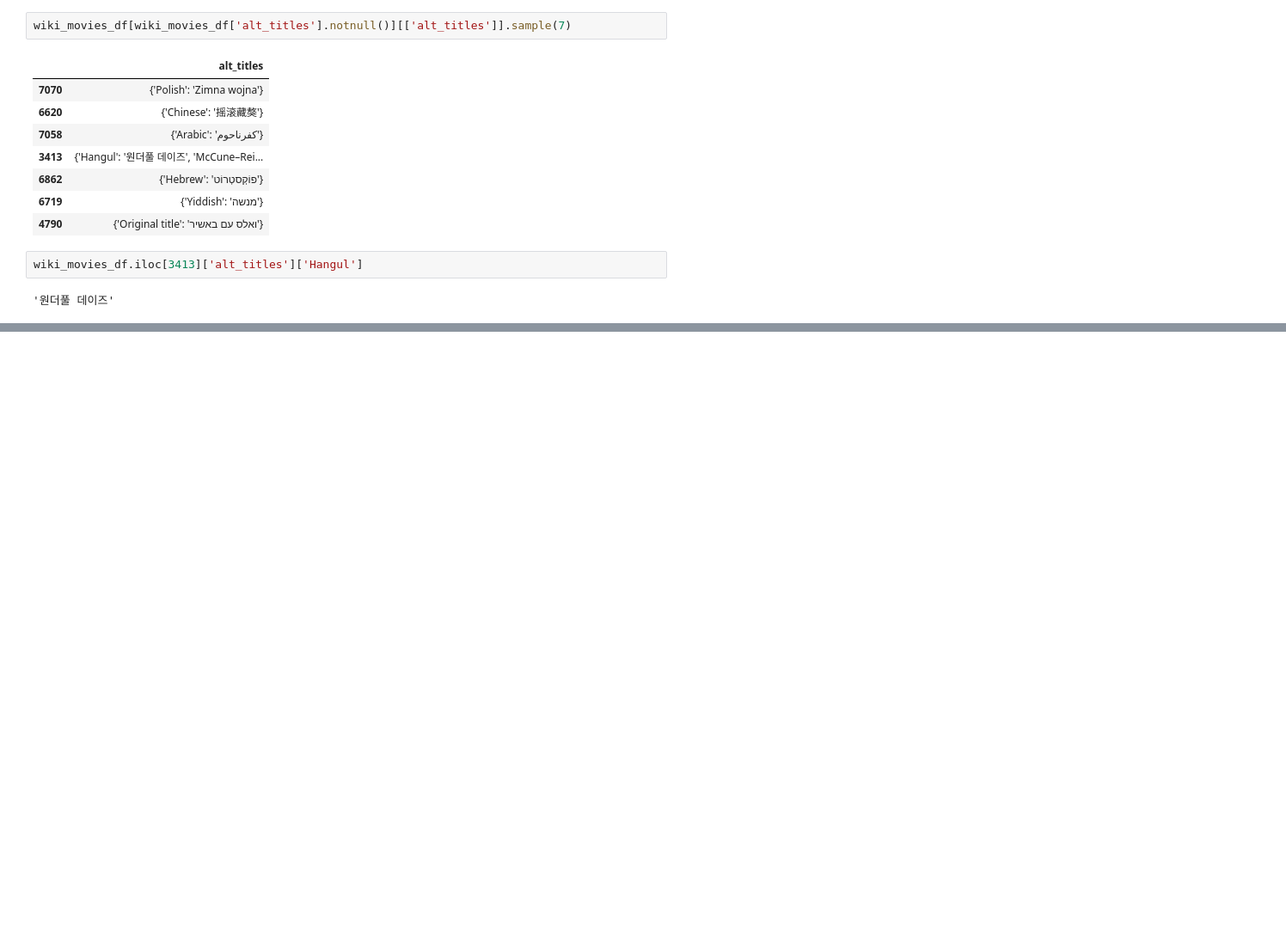
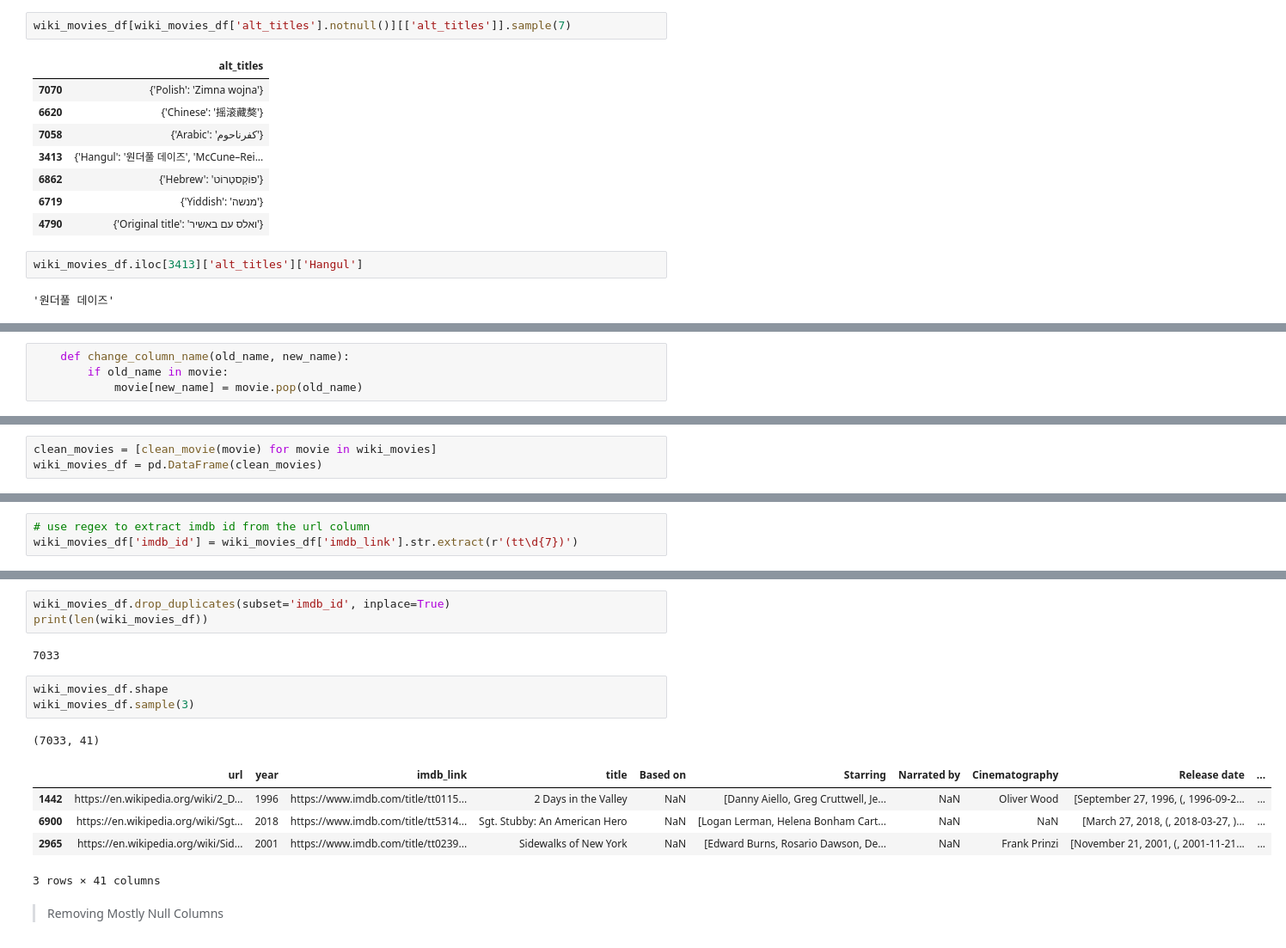
Before and after one commit to DonnieData/Movies-ETL, a Jupyter notebook: Movies_ETL.ipynb, the cells around one changed output, grey strips where cells are left out. Shown: that part at 86% size. Drawn from its saved outputs; the diff is of its cells as text; blank space fills up the shorter version.

Commit message:
script update, added cleaning block

```diff
--- a/Movies_ETL.ipynb
+++ b/Movies_ETL.ipynb
@@ -266,0 +270,4 @@ wiki_movies_df.iloc[3413]['alt_titles']['Hangul']
+# %%
+    def change_column_name(old_name, new_name):
+        if old_name in movie:
+            movie[new_name] = movie.pop(old_name)
@@ -266,0 +317,3 @@ wiki_movies_df.iloc[3413]['alt_titles']['Hangul']
+# %%
+clean_movies = [clean_movie(movie) for movie in wiki_movies]
+wiki_movies_df = pd.DataFrame(clean_movies)
@@ -266,0 +333,3 @@ wiki_movies_df.iloc[3413]['alt_titles']['Hangul']
+# %%
+# use regex to extract imdb id from the url column
+wiki_movies_df['imdb_id'] = wiki_movies_df['imdb_link'].str.extract(r'(tt\d{7})')
@@ -266,0 +343,17 @@ wiki_movies_df.iloc[3413]['alt_titles']['Hangul']
+# %%
+wiki_movies_df.drop_duplicates(subset='imdb_id', inplace=True)
+print(len(wiki_movies_df))
+# %% [output]
+7033
+# %%
+wiki_movies_df.shape
+wiki_movies_df.sample(3)
+# %% [output]
+(7033, 41)
+|  | url | year | imdb_link | title | Based on | Starring | Narrated by | Cinematography | Release date | ... |
+| 1442 | https://en.wikipedia.org/wiki/2_D... | 1996 | https://www.imdb.com/title/tt0115... | 2 Days in the Valley | NaN | [Danny Aiello, Greg Cruttwell, Je... | NaN | Oliver Wood | [September 27, 1996, (, 1996-09-2... | ... |
+| 6900 | https://en.wikipedia.org/wiki/Sgt... | 2018 | https://www.imdb.com/title/tt5314... | Sgt. Stubby: An American Hero | NaN | [Logan Lerman, Helena Bonham Cart... | NaN | NaN | [March 27, 2018, (, 2018-03-27, )... | ... |
+| 2965 | https://en.wikipedia.org/wiki/Sid... | 2001 | https://www.imdb.com/title/tt0239... | Sidewalks of New York | NaN | [Edward Burns, Rosario Dawson, De... | NaN | Frank Prinzi | [November 21, 2001, (, 2001-11-21... | ... |
+3 rows × 41 columns
+# %% [markdown]
+> Removing Mostly Null Columns
```
Also changed, not shown: parts of 10 cells of this notebook.
